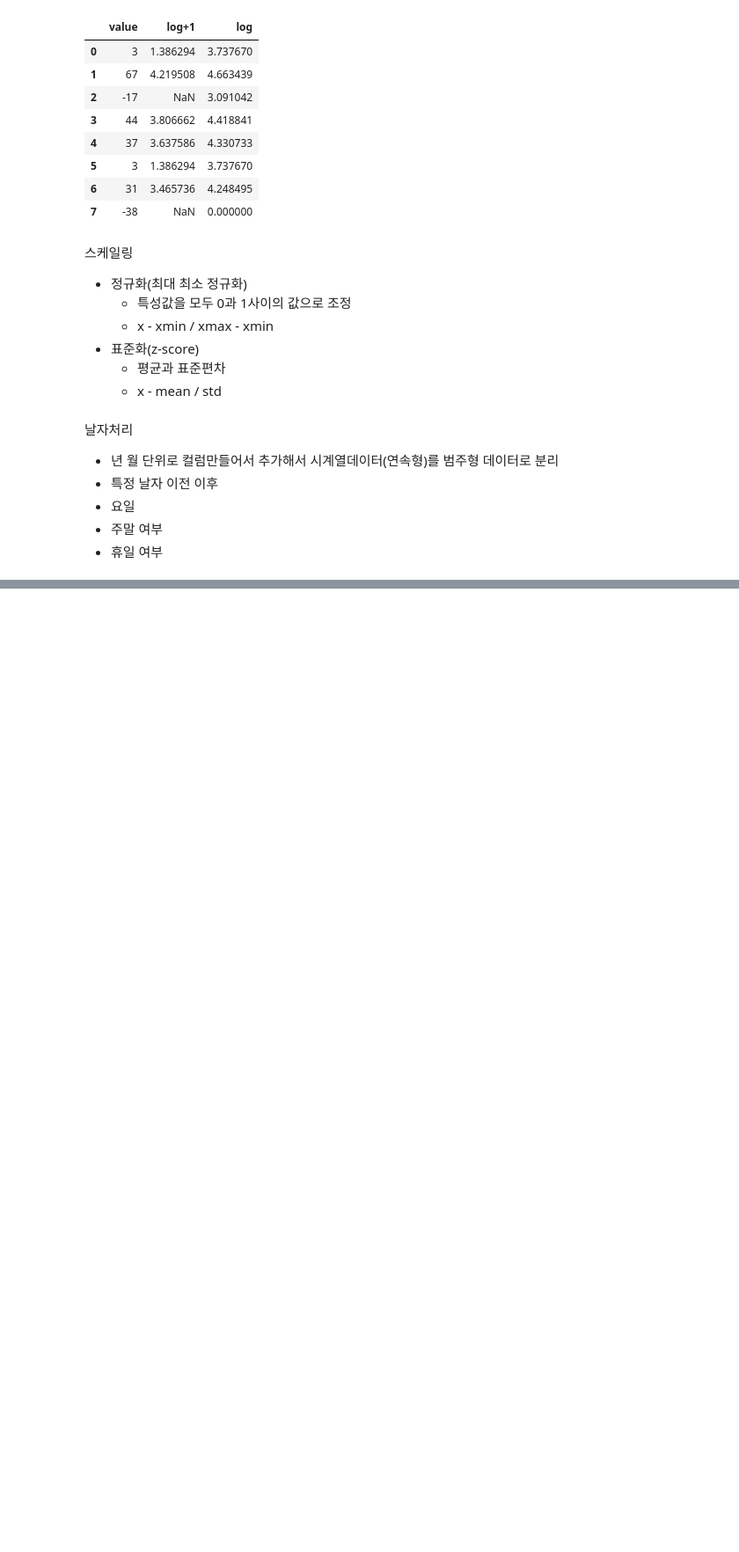
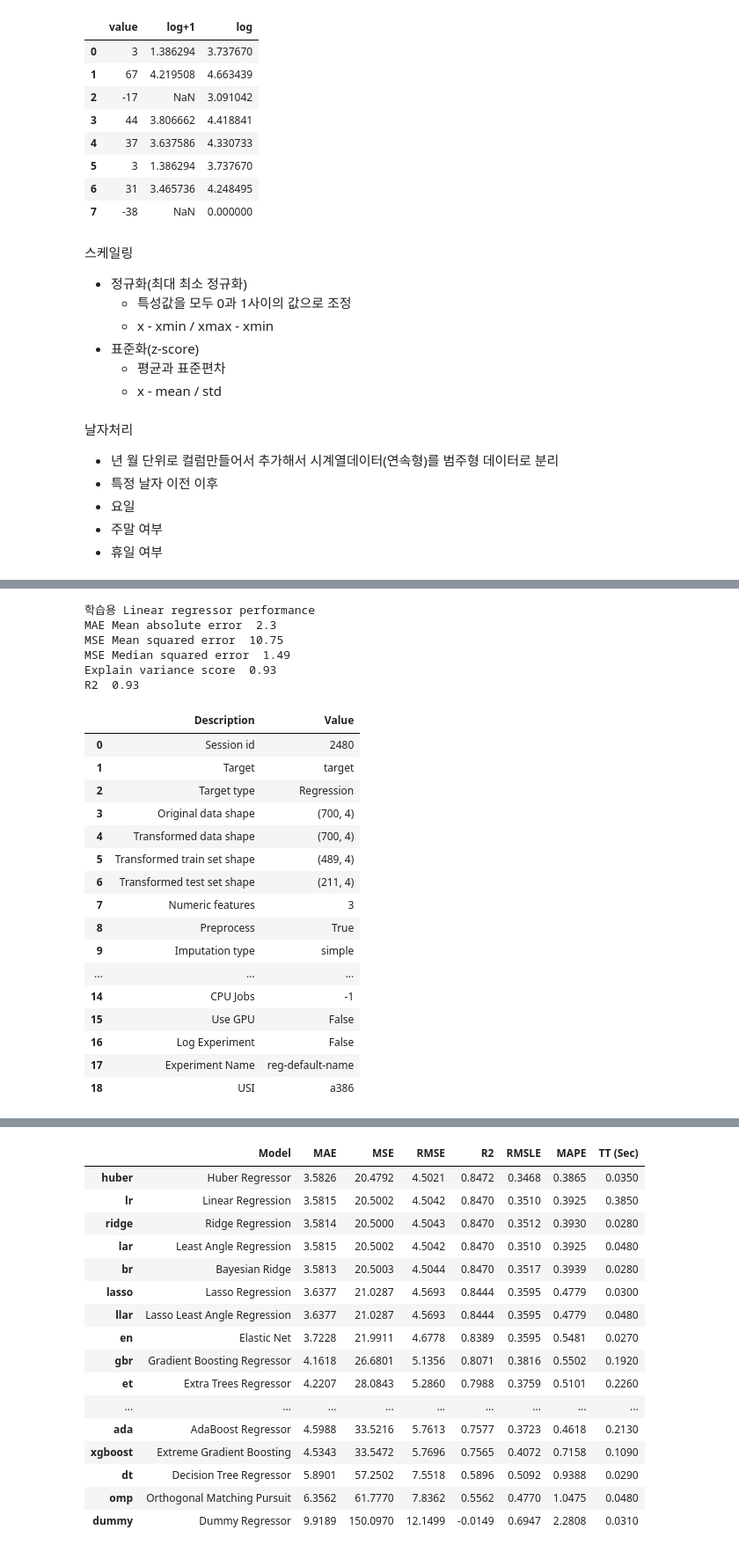
Before and after one commit to leekyuyoung20230313/pythone, a Jupyter notebook: 머신러닝/머신러닝20_특성공학.ipynb, the cells around one changed output, grey strips where cells are left out. Shown at 88% size. Drawn from its saved outputs; the diff is of its cells as text; code cells hidden in the pictures; blank space fills up the shorter version.

```diff
--- a/머신러닝/머신러닝20_특성공학.ipynb
+++ b/머신러닝/머신러닝20_특성공학.ipynb
@@ -275,0 +496,15 @@ data = pd.DataFrame({
+# %%
+x_train_poly_predict = lr.predict(x_train_poly)
+print('학습용 Linear regressor performance')
+print('MAE Mean absolute error ', round(sm.mean_absolute_error(y_train,x_train_poly_predict),2))
+print('MSE Mean squared error ', round(sm.mean_squared_error(y_train,x_train_poly_predict),2))
+print('MSE Median squared error ', round(sm.median_absolute_error(y_train,x_train_poly_predict),2))
+print('Explain variance score ', round(sm.explained_variance_score(y_train,x_train_poly_predict),2))
+print('R2 ', round(sm.r2_score(y_train,x_train_poly_predict),2))
+# %% [output]
+학습용 Linear regressor performance
+MAE Mean absolute error  2.3
+MSE Mean squared error  10.75
+MSE Median squared error  1.49
+Explain variance score  0.93
+R2  0.93
@@ -275,0 +513,24 @@ data = pd.DataFrame({
+# %%
+data.columns = ['a','b','c','target']
+# %%
+from pycaret import regression
+regression.setup(data = data, target = 'target')
+best = regression.compare_models(n_select=5)
+# %% [output]
+|  | Description | Value |
+| 0 | Session id | 2480 |
+| 1 | Target | target |
+| 2 | Target type | Regression |
+| 3 | Original data shape | (700, 4) |
+| 4 | Transformed data shape | (700, 4) |
+| 5 | Transformed train set shape | (489, 4) |
+| 6 | Transformed test set shape | (211, 4) |
+| 7 | Numeric features | 3 |
+| 8 | Preprocess | True |
+| 9 | Imputation type | simple |
+| ... | ... | ... |
+| 14 | CPU Jobs | -1 |
+| 15 | Use GPU | False |
+| 16 | Log Experiment | False |
+| 17 | Experiment Name | reg-default-name |
+| 18 | USI | a386 |
@@ -275,0 +538,17 @@ data = pd.DataFrame({
+|  | Model | MAE | MSE | RMSE | R2 | RMSLE | MAPE | TT (Sec) |
+| huber | Huber Regressor | 3.5826 | 20.4792 | 4.5021 | 0.8472 | 0.3468 | 0.3865 | 0.0350 |
+| lr | Linear Regression | 3.5815 | 20.5002 | 4.5042 | 0.8470 | 0.3510 | 0.3925 | 0.3850 |
+| ridge | Ridge Regression | 3.5814 | 20.5000 | 4.5043 | 0.8470 | 0.3512 | 0.3930 | 0.0280 |
+| lar | Least Angle Regression | 3.5815 | 20.5002 | 4.5042 | 0.8470 | 0.3510 | 0.3925 | 0.0480 |
+| br | Bayesian Ridge | 3.5813 | 20.5003 | 4.5044 | 0.8470 | 0.3517 | 0.3939 | 0.0280 |
+| lasso | Lasso Regression | 3.6377 | 21.0287 | 4.5693 | 0.8444 | 0.3595 | 0.4779 | 0.0300 |
+| llar | Lasso Least Angle Regression | 3.6377 | 21.0287 | 4.5693 | 0.8444 | 0.3595 | 0.4779 | 0.0480 |
+| en | Elastic Net | 3.7228 | 21.9911 | 4.6778 | 0.8389 | 0.3595 | 0.5481 | 0.0270 |
+| gbr | Gradient Boosting Regressor | 4.1618 | 26.6801 | 5.1356 | 0.8071 | 0.3816 | 0.5502 | 0.1920 |
+| et | Extra Trees Regressor | 4.2207 | 28.0843 | 5.2860 | 0.7988 | 0.3759 | 0.5101 | 0.2260 |
+| ... | ... | ... | ... | ... | ... | ... | ... | ... |
+| ada | AdaBoost Regressor | 4.5988 | 33.5216 | 5.7613 | 0.7577 | 0.3723 | 0.4618 | 0.2130 |
+| xgboost | Extreme Gradient Boosting | 4.5343 | 33.5472 | 5.7696 | 0.7565 | 0.4072 | 0.7158 | 0.1090 |
+| dt | Decision Tree Regressor | 5.8901 | 57.2502 | 7.5518 | 0.5896 | 0.5092 | 0.9388 | 0.0290 |
+| omp | Orthogonal Matching Pursuit | 6.3562 | 61.7770 | 7.8362 | 0.5562 | 0.4770 | 1.0475 | 0.0480 |
+| dummy | Dummy Regressor | 9.9189 | 150.0970 | 12.1499 | -0.0149 | 0.6947 | 2.2808 | 0.0310 |
```
Also changed, not shown: parts of 46 cells of this notebook.
